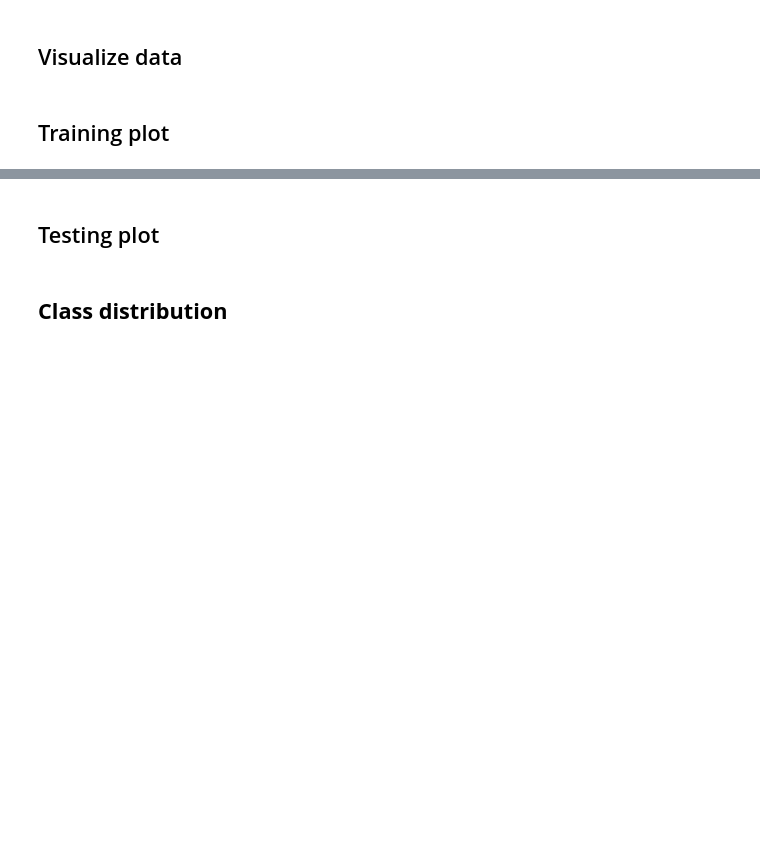
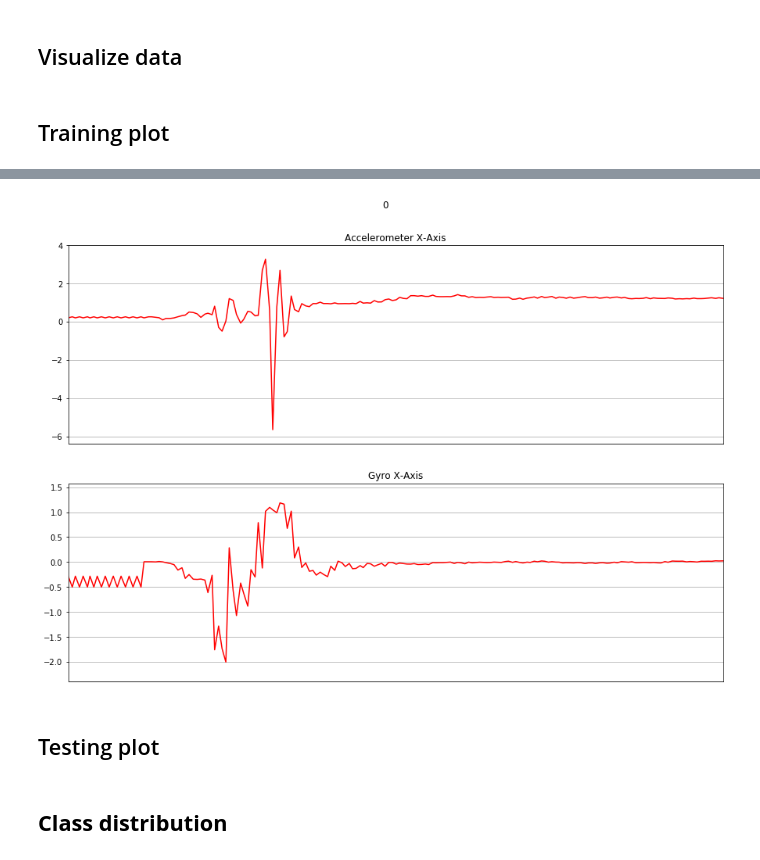
Before and after one commit to Piyush23/human-activity-recognition, a Jupyter notebook: HAR.ipynb, the cells around one changed output, grey strips where cells are left out. Drawn from its saved outputs; the diff is of its cells as text; code cells hidden in the pictures; blank space fills up the shorter version.

```diff
--- a/HAR.ipynb
+++ b/HAR.ipynb
@@ -447,7 +451,9 @@ range(1, len(frequency))
 # %%
-# for activity in np.unique(activity_pause):
-#     subset = df_pause[df_pause['activity'] == activity][:180]
-#     plot_activity(activity, subset)
+for activity in np.unique(activity_pause):
+    subset = df_pause[df_pause['activity'] == activity][:180]
+    plot_activity(activity, subset)
+# %% [output]
+[figure, added]
 # %% [markdown]
 ## Testing plot
 # %%
```
Also changed, not shown: parts of 27 cells of this notebook.
